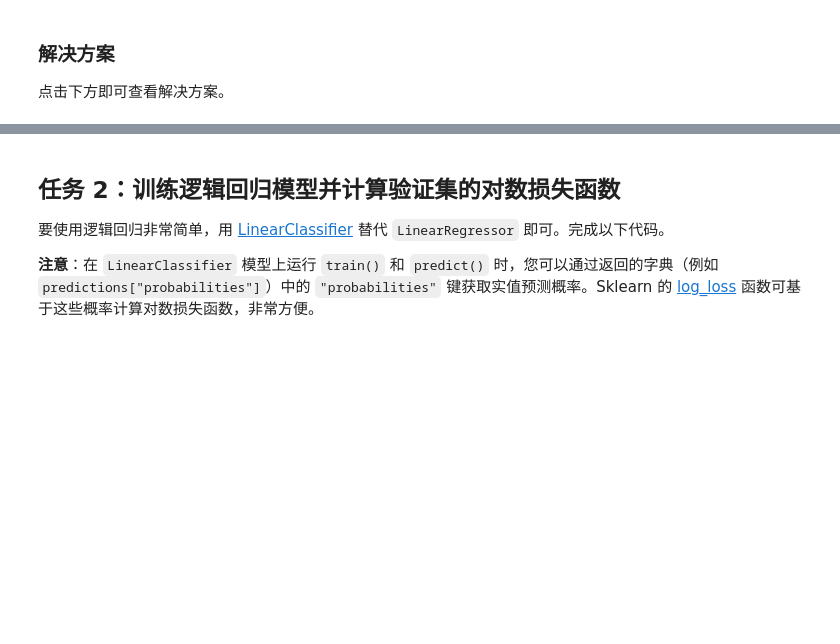
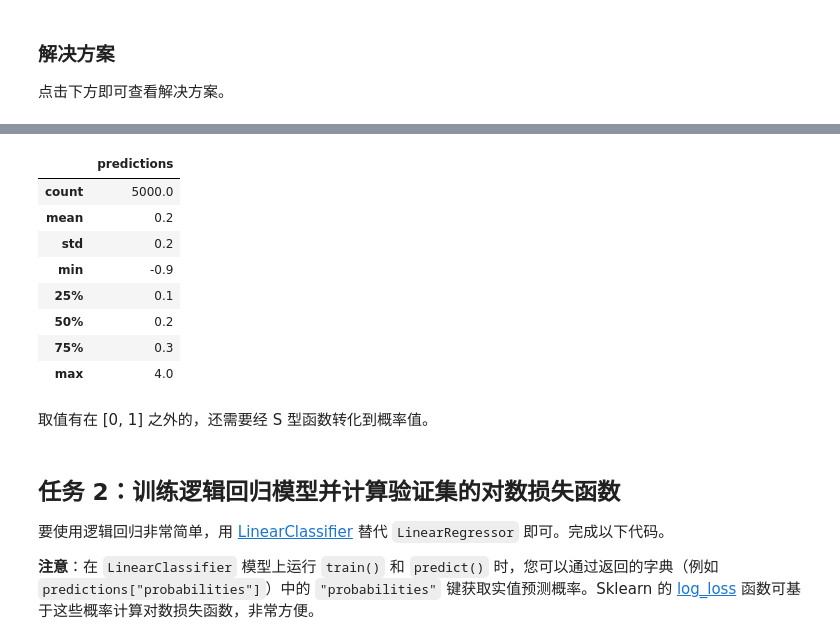
Before and after one commit to Baileyswu/google-tensorflow-tutor, a Jupyter notebook: 7. logistic_regression.ipynb, the cells around one changed output, grey strips where cells are left out. Saved outputs shown, nothing was run; the diff lists cells and outputs as text; code cells hidden in the pictures; blank space fills up the shorter version.

```diff
--- a/7. logistic_regression.ipynb
+++ b/7. logistic_regression.ipynb
@@ -301,3 +367,19 @@ _ = plt.hist(validation_predictions)
+# %%
+validation_predictions_dataframe = pd.DataFrame()
+validation_predictions_dataframe['predictions'] = validation_predictions
+validation_predictions_dataframe.describe()
+# %% [output]
+|  | predictions |
+| count | 5000.0 |
+| mean | 0.2 |
+| std | 0.2 |
+| min | -0.9 |
+| 25% | 0.1 |
+| 50% | 0.2 |
+| 75% | 0.3 |
+| max | 4.0 |
+# %% [markdown]
+取值有在 [0, 1] 之外的，还需要经 S 型函数转化到概率值。
 # %% [markdown]
  ## 任务 2：训练逻辑回归模型并计算验证集的对数损失函数
 
```
Also changed, not shown: parts of 11 cells of this notebook, 3 other files.
